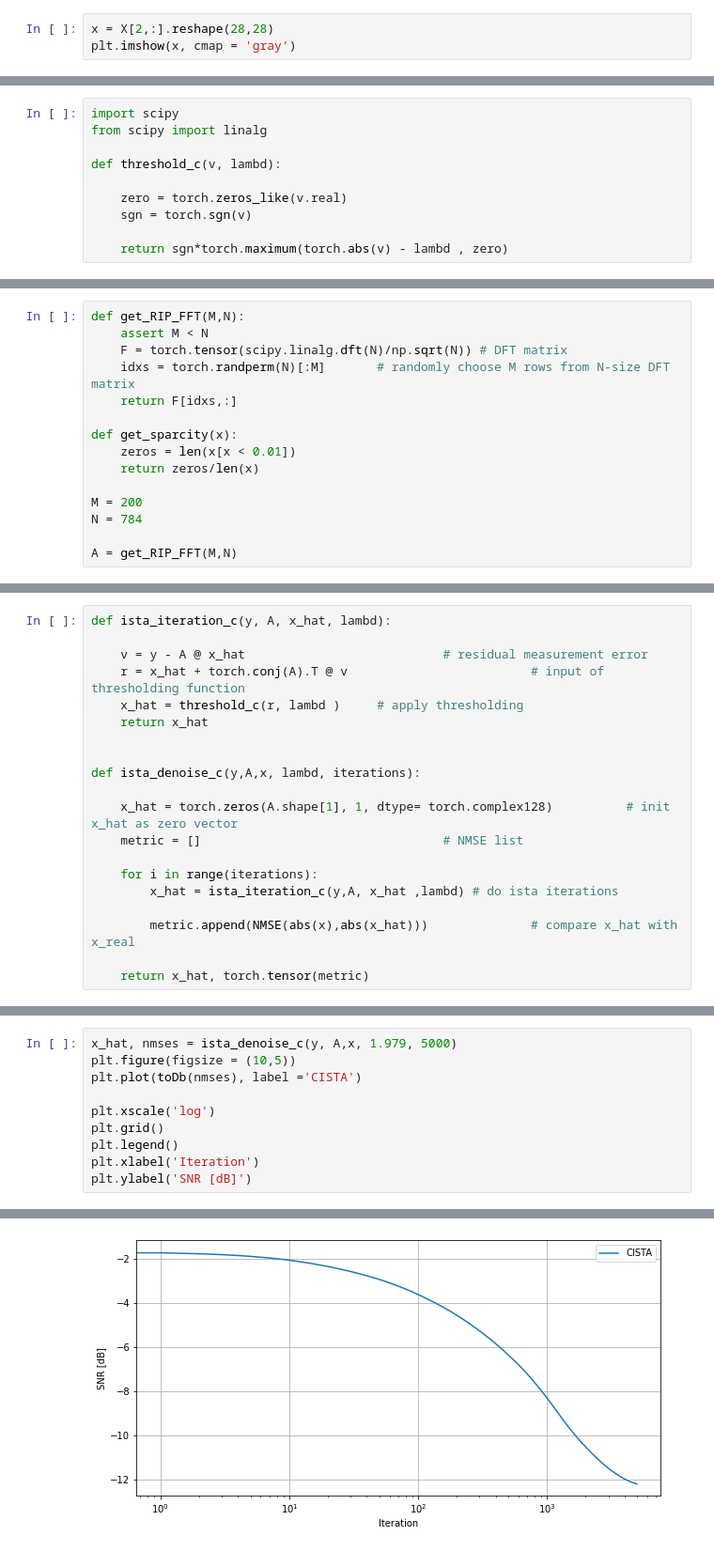
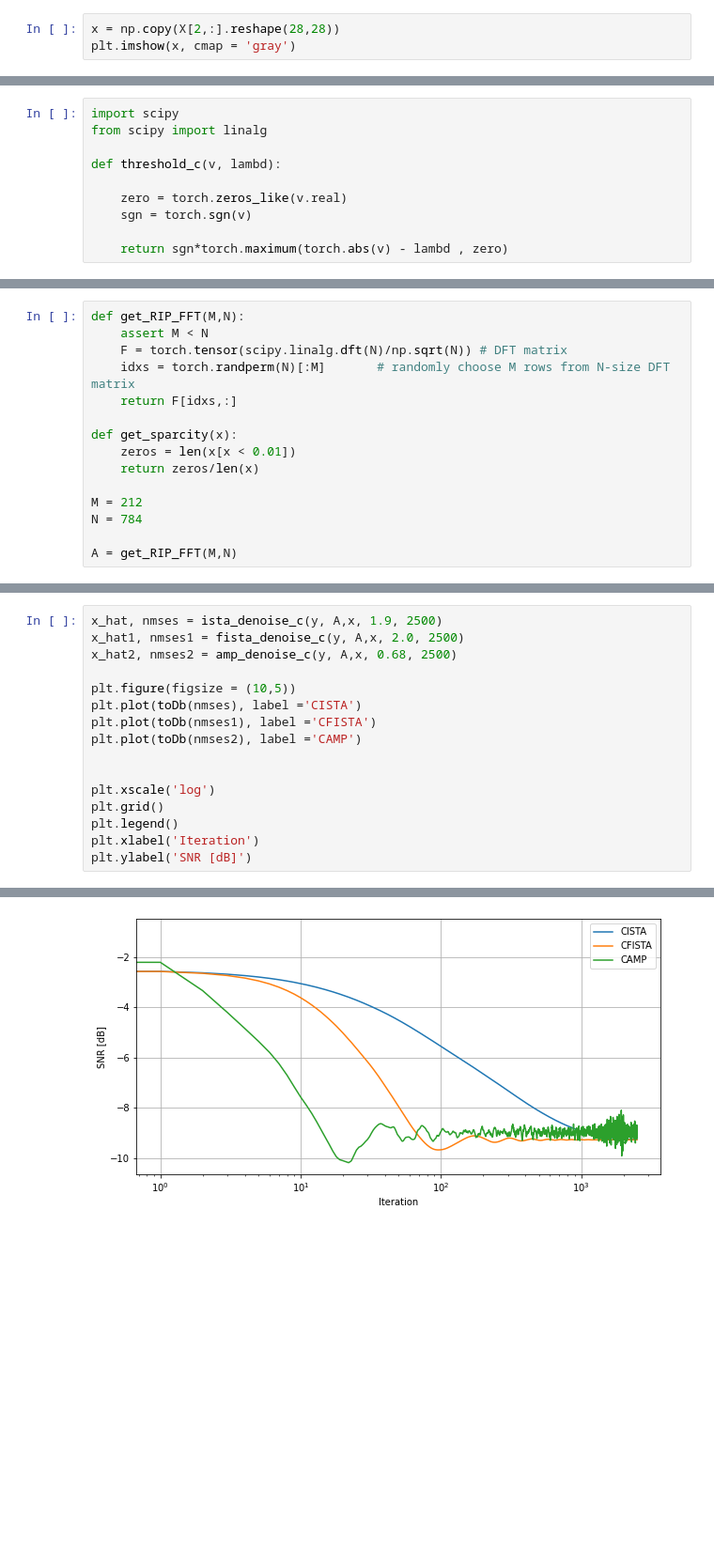
Before and after one commit to Albly/Sparce_image_reconstruction, a Jupyter notebook: notebooks/tests.ipynb, the cells around one changed output, grey strips where cells are left out. Shown at 94% size. Saved outputs shown, nothing was run; the diff lists cells and outputs as text; blank space fills up the shorter version.

Commit message:
complex ISTA,FISTA,AMP

```diff
--- a/notebooks/tests.ipynb
+++ b/notebooks/tests.ipynb
@@ -157,7 +157,7 @@ from sklearn.datasets import fetch_openml
 # Load data from https://www.openml.org/d/554
 X, y = fetch_openml('mnist_784', version=1, return_X_y=True)
 # %%
-x = X[2,:].reshape(28,28)
+x = np.copy(X[2,:].reshape(28,28))
 plt.imshow(x, cmap = 'gray')
 # %% [output]
 <matplotlib.image.AxesImage at 0x...>
@@ -242,7 +246,7 @@ def get_sparcity(x):
     zeros = len(x[x < 0.01])
     return zeros/len(x)
 
-M = 200
+M = 212
 N = 784
 
 A = get_RIP_FFT(M,N)
@@ -257,20 +260,0 @@ plt.imshow(A.imag)
-# %%
-def ista_iteration_c(y, A, x_hat, lambd):
-
-    v = y - A @ x_hat                           # residual measurement error
-    r = x_hat + torch.conj(A).T @ v                         # input of thresholding function
-    x_hat = threshold_c(r, lambd )     # apply thresholding
-    return x_hat
-
-
-def ista_denoise_c(y,A,x, lambd, iterations):
-
-    x_hat = torch.zeros(A.shape[1], 1, dtype= torch.complex128)          # init x_hat as zero vector
-    metric = []                                 # NMSE list
-
-    for i in range(iterations):
-        x_hat = ista_iteration_c(y,A, x_hat ,lambd) # do ista iterations
-
-        metric.append(NMSE(abs(x),abs(x_hat)))              # compare x_hat with x_real
-
-    return x_hat, torch.tensor(metric)
@@ -277,13 +328,19 @@ def ista_denoise_c(y,A,x, lambd, iterations):
 # %%
-x_hat, nmses = ista_denoise_c(y, A,x, 1.979, 5000)
+x_hat, nmses = ista_denoise_c(y, A,x, 1.9, 2500)
+x_hat1, nmses1 = fista_denoise_c(y, A,x, 2.0, 2500)
+x_hat2, nmses2 = amp_denoise_c(y, A,x, 0.68, 2500)
+
 plt.figure(figsize = (10,5))
 plt.plot(toDb(nmses), label ='CISTA')
+plt.plot(toDb(nmses1), label ='CFISTA')
+plt.plot(toDb(nmses2), label ='CAMP')
+
 
 plt.xscale('log')
 plt.grid()
 plt.legend()
 plt.xlabel('Iteration')
 plt.ylabel('SNR [dB]')
 # %% [output]
 Text(0, 0.5, 'SNR [dB]')
-[figure, old version]
+[figure, new version]
```
Also changed, not shown: parts of 8 cells of this notebook.
